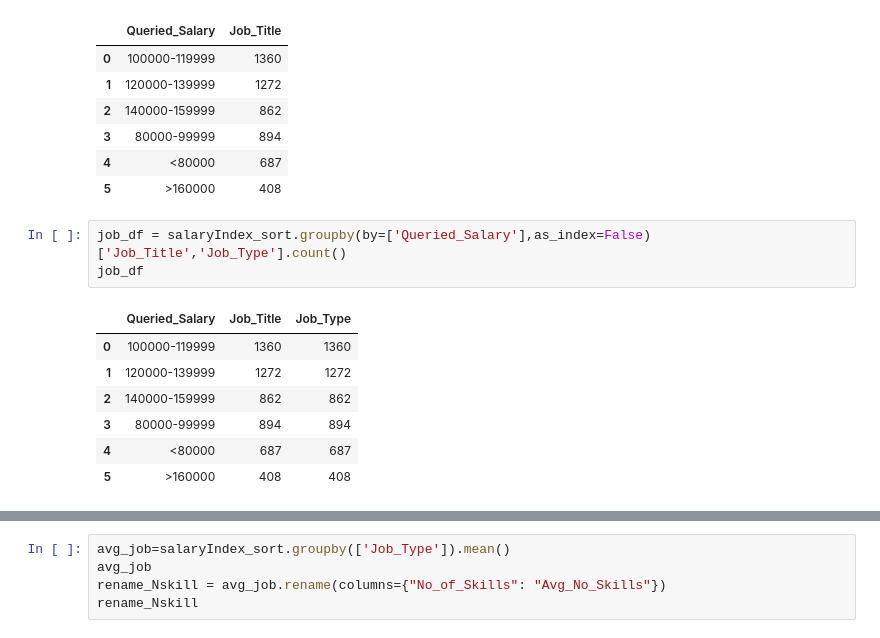
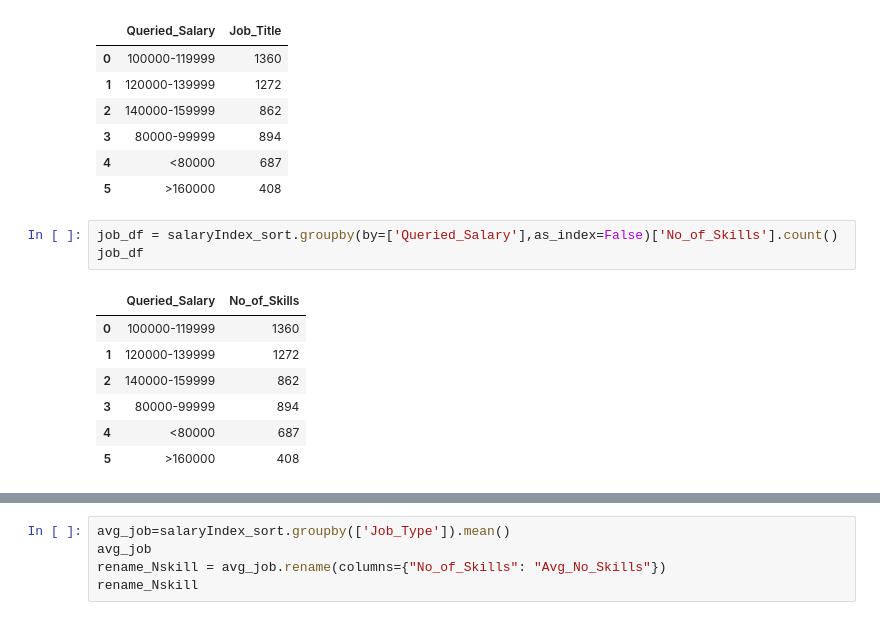
Before and after one commit to cce24/Project-1---Group-2, a Jupyter notebook: 02._Cleaning/Correlation_skills_income.ipynb, the cells around one changed output, grey strips where cells are left out. Saved outputs shown, nothing was run; the diff lists cells and outputs as text.

```diff
--- a/02._Cleaning/Correlation_skills_income.ipynb
+++ b/02._Cleaning/Correlation_skills_income.ipynb
@@ -103,15 +101,15 @@ job_df
 | 4 | <80000 | 687 |
 | 5 | >160000 | 408 |
 # %%
-job_df = salaryIndex_sort.groupby(by=['Queried_Salary'],as_index=False)['Job_Title','Job_Type'].count()
+job_df = salaryIndex_sort.groupby(by=['Queried_Salary'],as_index=False)['No_of_Skills'].count()
 job_df
 # %% [output]
-|  | Queried_Salary | Job_Title | Job_Type |
-| 0 | 100000-119999 | 1360 | 1360 |
-| 1 | 120000-139999 | 1272 | 1272 |
-| 2 | 140000-159999 | 862 | 862 |
-| 3 | 80000-99999 | 894 | 894 |
-| 4 | <80000 | 687 | 687 |
-| 5 | >160000 | 408 | 408 |
+|  | Queried_Salary | No_of_Skills |
+| 0 | 100000-119999 | 1360 |
+| 1 | 120000-139999 | 1272 |
+| 2 | 140000-159999 | 862 |
+| 3 | 80000-99999 | 894 |
+| 4 | <80000 | 687 |
+| 5 | >160000 | 408 |
 # %%
 #calculate total number of job type
```
Also changed, not shown: parts of 6 cells of this notebook.
